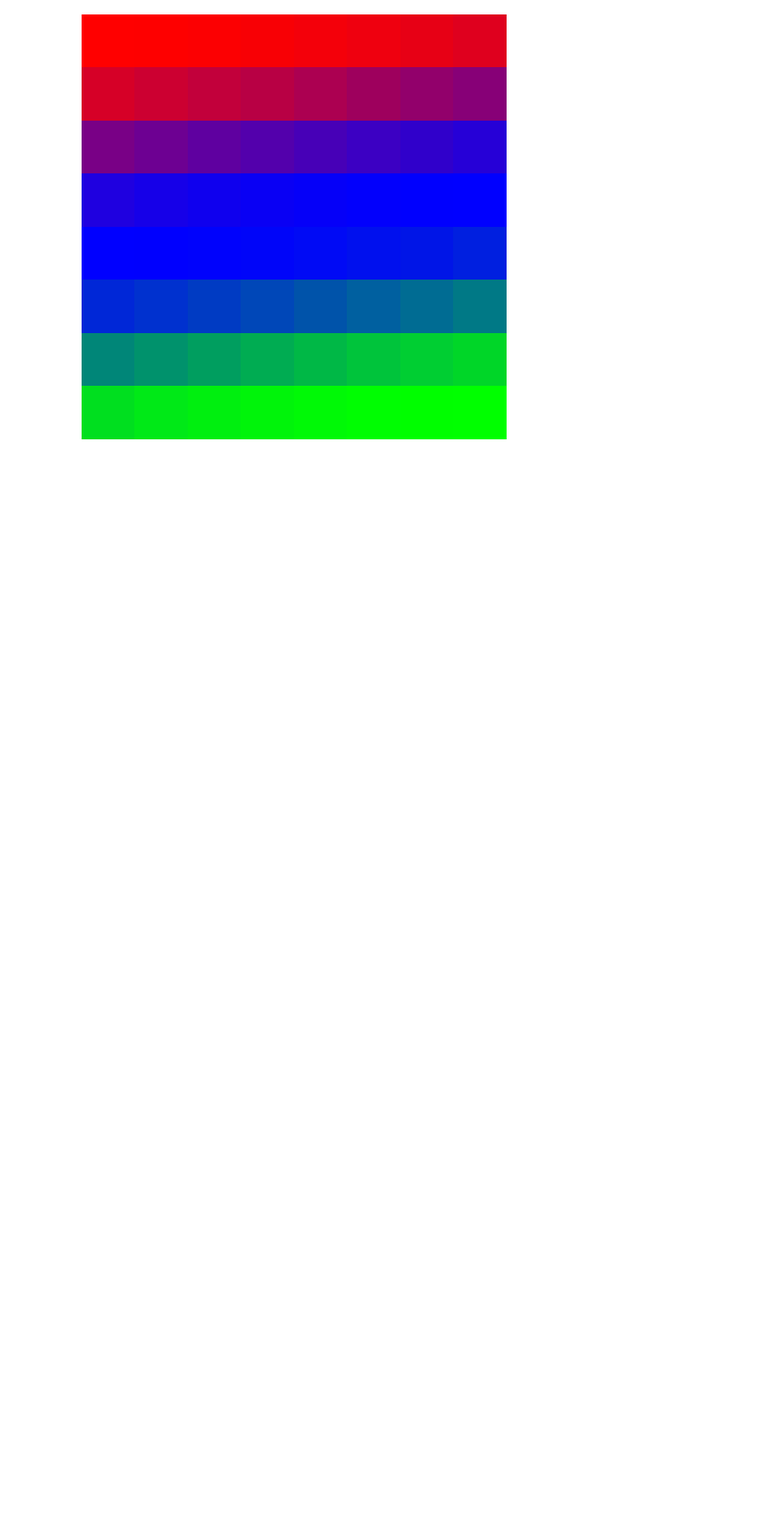
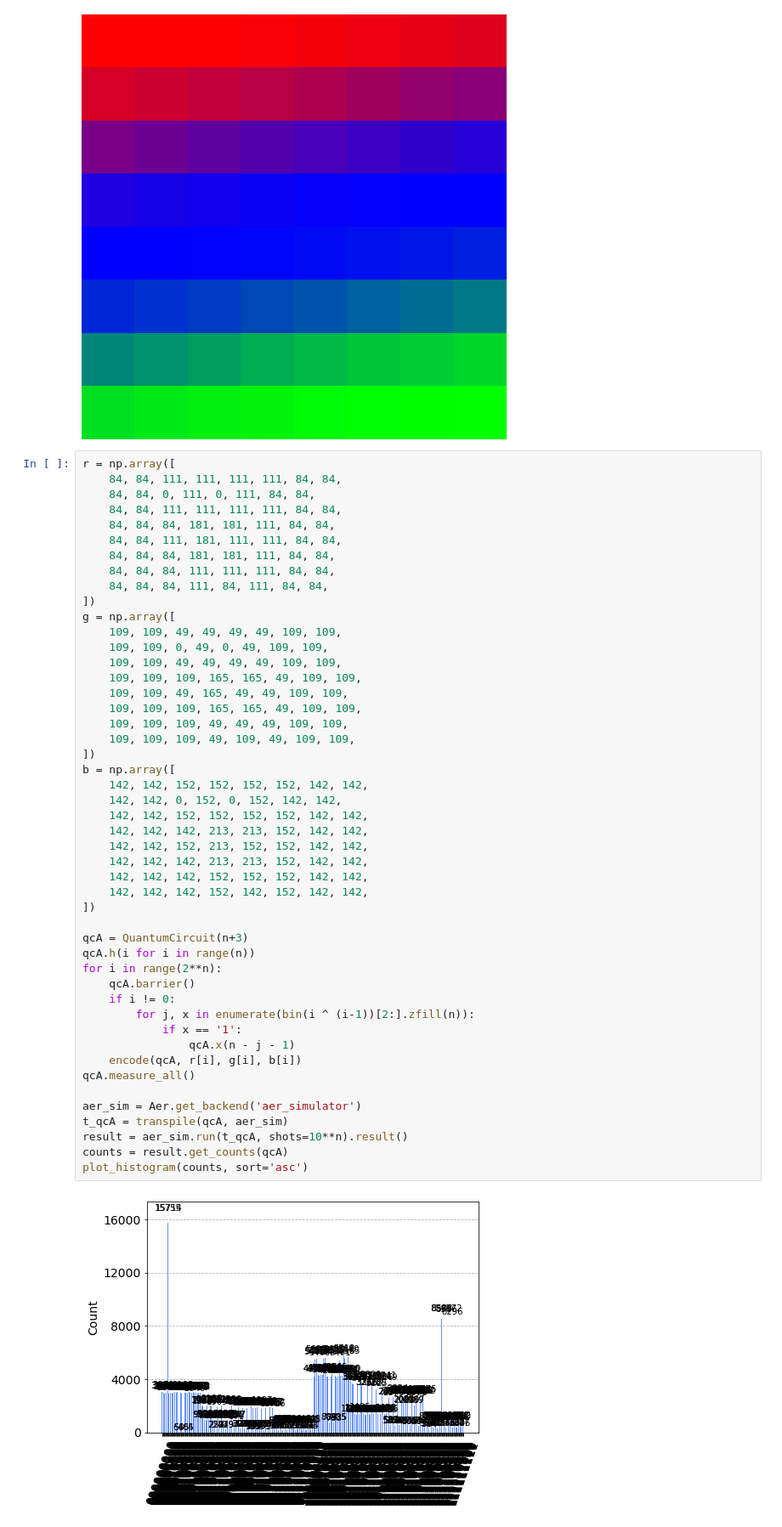
Before and after one commit to mja129/PHYS1470-Final-Project, a Jupyter notebook: notebook.ipynb, the cells around one changed output. Shown at 85% size. Drawn from its saved outputs; the diff is of its cells as text; blank space fills up the shorter version.

```diff
--- a/notebook.ipynb
+++ b/notebook.ipynb
@@ -360,3 +360,53 @@ img = img.resize((500,int((h/w)*500)), Image.NEAREST)
 display(img)
 # %% [output]
 [figure]
+# %%
+r = np.array([
+    84, 84, 111, 111, 111, 111, 84, 84,
+    84, 84, 0, 111, 0, 111, 84, 84,
+    84, 84, 111, 111, 111, 111, 84, 84,
+    84, 84, 84, 181, 181, 111, 84, 84,
+    84, 84, 111, 181, 111, 111, 84, 84,
+    84, 84, 84, 181, 181, 111, 84, 84,
+    84, 84, 84, 111, 111, 111, 84, 84,
+    84, 84, 84, 111, 84, 111, 84, 84,
+])
+g = np.array([
+    109, 109, 49, 49, 49, 49, 109, 109,
+    109, 109, 0, 49, 0, 49, 109, 109,
+    109, 109, 49, 49, 49, 49, 109, 109,
+    109, 109, 109, 165, 165, 49, 109, 109,
+    109, 109, 49, 165, 49, 49, 109, 109,
+    109, 109, 109, 165, 165, 49, 109, 109,
+    109, 109, 109, 49, 49, 49, 109, 109,
+    109, 109, 109, 49, 109, 49, 109, 109,
+])
+b = np.array([
+    142, 142, 152, 152, 152, 152, 142, 142,
+    142, 142, 0, 152, 0, 152, 142, 142,
+    142, 142, 152, 152, 152, 152, 142, 142,
+    142, 142, 142, 213, 213, 152, 142, 142,
+    142, 142, 152, 213, 152, 152, 142, 142,
+    142, 142, 142, 213, 213, 152, 142, 142,
+    142, 142, 142, 152, 152, 152, 142, 142,
+    142, 142, 142, 152, 142, 152, 142, 142,
+])
+
+qcA = QuantumCircuit(n+3)
+qcA.h(i for i in range(n))
+for i in range(2**n):
+    qcA.barrier()
+    if i != 0:
+        for j, x in enumerate(bin(i ^ (i-1))[2:].zfill(n)):
+            if x == '1':
+                qcA.x(n - j - 1)
+    encode(qcA, r[i], g[i], b[i])
+qcA.measure_all()
+
+aer_sim = Aer.get_backend('aer_simulator')
+t_qcA = transpile(qcA, aer_sim)
+result = aer_sim.run(t_qcA, shots=10**n).result()
+counts = result.get_counts(qcA)
+plot_histogram(counts, sort='asc')
+# %% [output]
+[figure, added]
```
Also changed, not shown: parts of 1 cell of this notebook.
